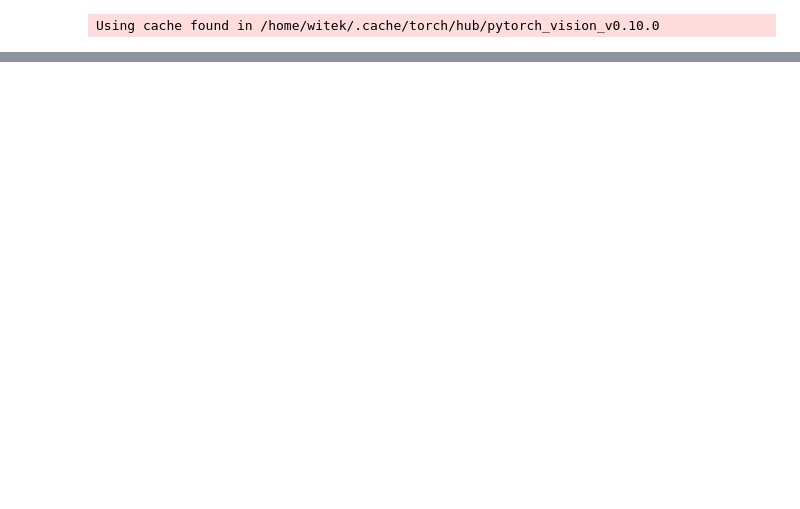
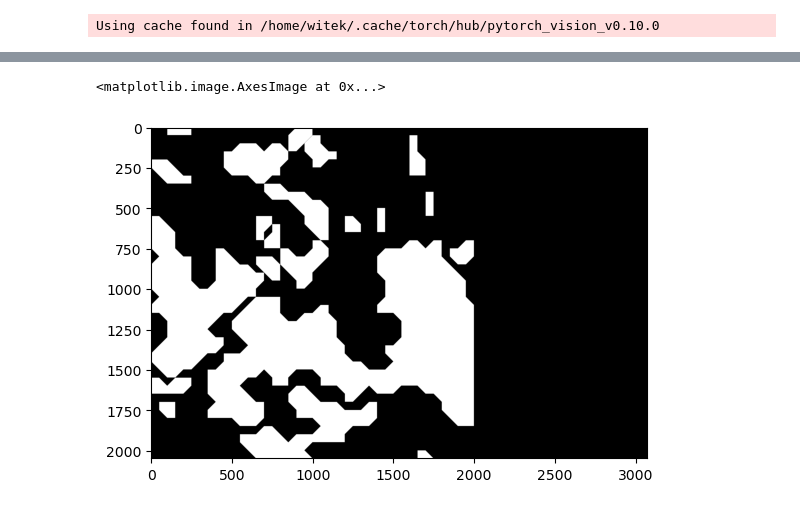
Before and after one commit to witek3100/Map-creator--Studio-proj.-AGH, a Jupyter notebook: src/map_generator/prototype.ipynb, the cells around one changed output, grey strips where cells are left out. Drawn from its saved outputs; the diff is of its cells as text; code cells hidden in the pictures; blank space fills up the shorter version.

```diff
--- a/src/map_generator/prototype.ipynb
+++ b/src/map_generator/prototype.ipynb
@@ -61,0 +86,9 @@ plt.imshow(pred_map, cmap='gray')
+# %%
+for key in areas.keys():
+    row = areas[key]
+    new_row = []
+    for x in row:
+        new_row.extend([(x[0], x[1]), (x[0] + 1, x[1]), (x[0], x[1] + 1), (x[0] + 1, x[1] + 1)])
+    areas[key] = list(set(new_row))
+
+areas
@@ -61,0 +193,3 @@ plt.imshow(pred_map, cmap='gray')
+# %%
+hulls = [find_hull(areas[area]) for area in areas.keys()]
+hulls
@@ -61,0 +214,3 @@ plt.imshow(pred_map, cmap='gray')
+# %%
+hulls_scaled = [[(x[0] * tile_size, x[1] * tile_size) for x in hull] for hull in hulls]
+hulls_scaled
@@ -61,0 +235,16 @@ plt.imshow(pred_map, cmap='gray')
+# %%
+from shapely.geometry import Point
+from shapely.geometry.polygon import Polygon
+
+image_map = np.zeros_like(image)
+
+polygons = [Polygon(hull) for hull in hulls_scaled]
+
+for i in range(image_map.shape[0]):
+
+    print(f'{i}/{image_map.shape[0]}')
+
+    for j in range(image_map.shape[1]):
+        point = Point(i, j)
+        if sum([int(polygon.contains(point)) for polygon in polygons]) > 0:
+            image_map[i, j] = 200
@@ -61,0 +271,5 @@ plt.imshow(pred_map, cmap='gray')
+# %%
+plt.imshow(image_map[:, :, 0], cmap='gray')
+# %% [output]
+<matplotlib.image.AxesImage at 0x...>
+[figure, added]
```
Also changed, not shown: parts of 20 cells of this notebook, 1 other file.
